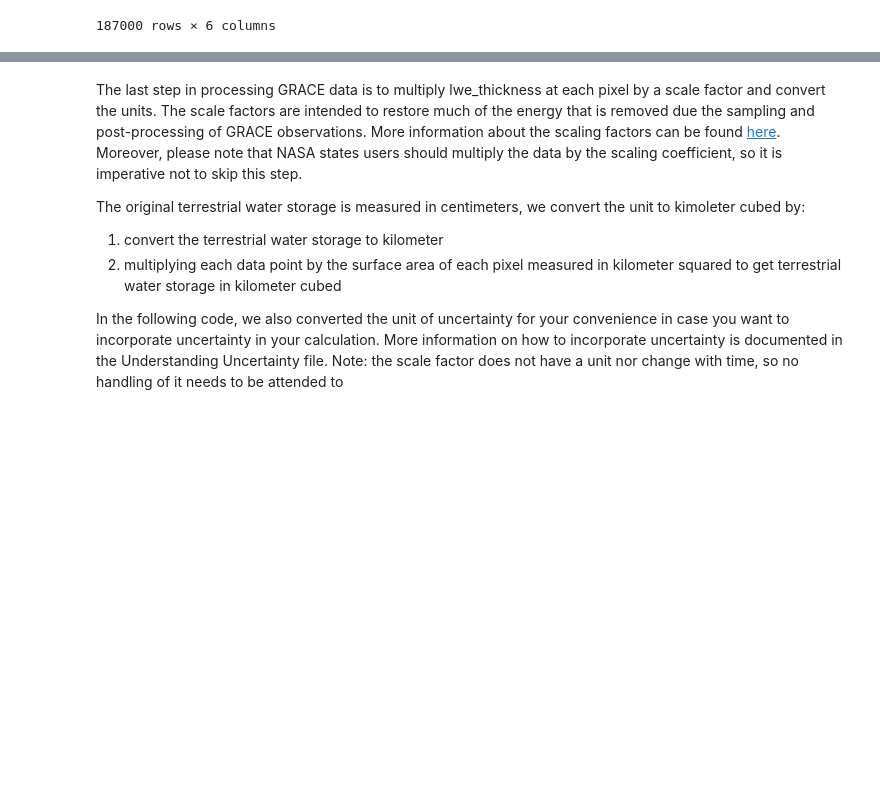
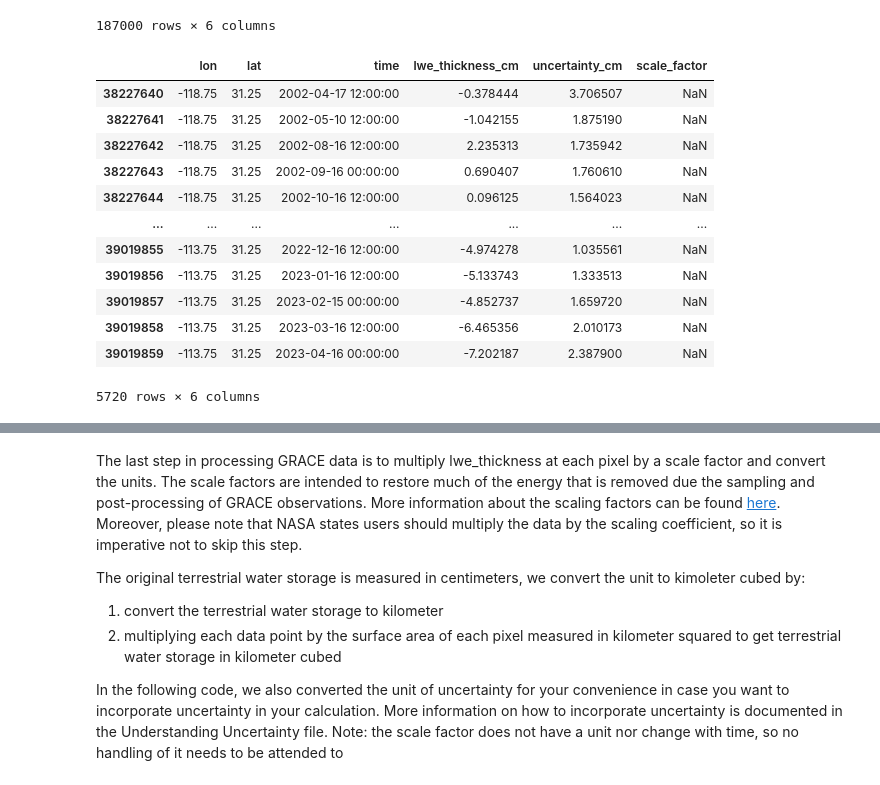
Before and after one commit to uwescience/DSSG2023-Groundwater, a Jupyter notebook: notebooks-and-markdowns/04A-Reading & Processing GRACE and GLADS.ipynb, the cells around one changed output, grey strips where cells are left out. Saved outputs shown, nothing was run; the diff lists cells and outputs as text; code cells hidden in the pictures; blank space fills up the shorter version.

```diff
--- a/notebooks-and-markdowns/04A-Reading & Processing GRACE and GLADS.ipynb
+++ b/notebooks-and-markdowns/04A-Reading & Processing GRACE and GLADS.ipynb
@@ -146,0 +149,16 @@ grace_df
+# %%
+nan_df
+# %% [output]
+|  | lon | lat | time | lwe_thickness_cm | uncertainty_cm | scale_factor |
+| 38227640 | -118.75 | 31.25 | 2002-04-17 12:00:00 | -0.378444 | 3.706507 | NaN |
+| 38227641 | -118.75 | 31.25 | 2002-05-10 12:00:00 | -1.042155 | 1.875190 | NaN |
+| 38227642 | -118.75 | 31.25 | 2002-08-16 12:00:00 | 2.235313 | 1.735942 | NaN |
+| 38227643 | -118.75 | 31.25 | 2002-09-16 00:00:00 | 0.690407 | 1.760610 | NaN |
+| 38227644 | -118.75 | 31.25 | 2002-10-16 12:00:00 | 0.096125 | 1.564023 | NaN |
+| ... | ... | ... | ... | ... | ... | ... |
+| 39019855 | -113.75 | 31.25 | 2022-12-16 12:00:00 | -4.974278 | 1.035561 | NaN |
+| 39019856 | -113.75 | 31.25 | 2023-01-16 12:00:00 | -5.133743 | 1.333513 | NaN |
+| 39019857 | -113.75 | 31.25 | 2023-02-15 00:00:00 | -4.852737 | 1.659720 | NaN |
+| 39019858 | -113.75 | 31.25 | 2023-03-16 12:00:00 | -6.465356 | 2.010173 | NaN |
+| 39019859 | -113.75 | 31.25 | 2023-04-16 00:00:00 | -7.202187 | 2.387900 | NaN |
+5720 rows × 6 columns
```
Also changed, not shown: parts of 9 cells of this notebook.
